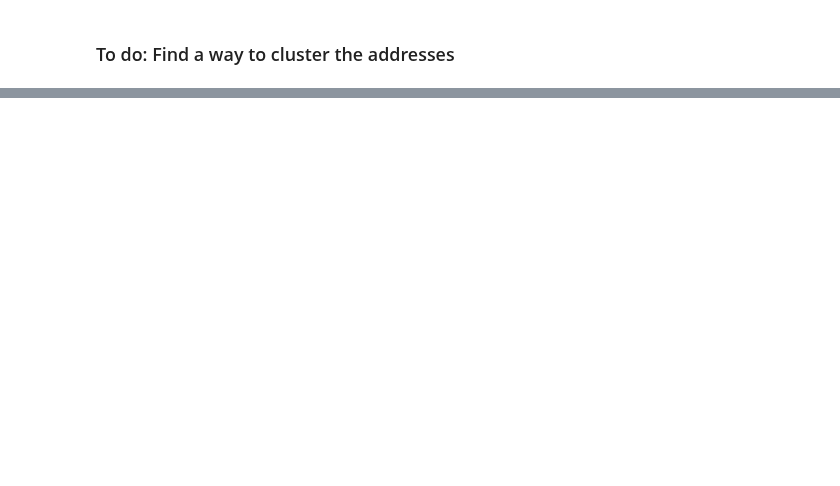
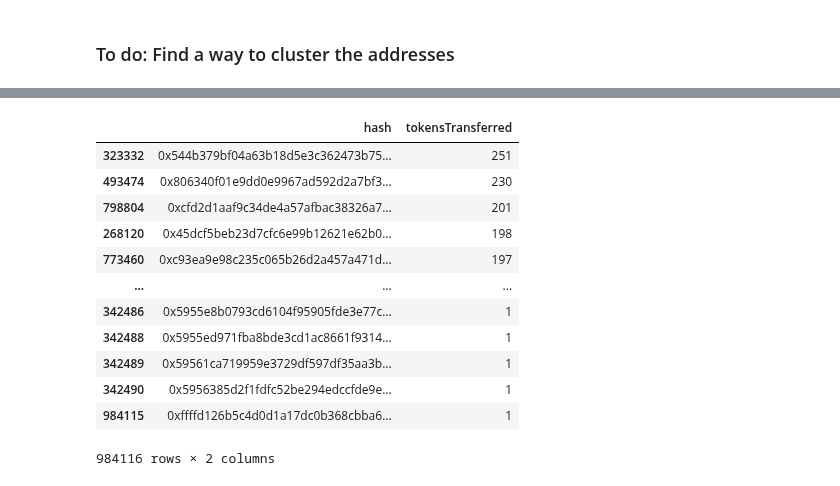
Before and after one commit to dariothuerkauf/address-clustering, a Jupyter notebook: python/node-embedding.ipynb, the cells around one changed output, grey strips where cells are left out. Cells and saved outputs as stored; diff of their text form; code cells hidden in the pictures; blank space fills up the shorter version.

```diff
--- a/python/node-embedding.ipynb
+++ b/python/node-embedding.ipynb
@@ -469,0 +186,17 @@ print(I)  # Indices of nearest neighbors
+# %%
+x = transfers_grouped.sort_values(by='tokensTransferred', ascending=False)
+x
+# %% [output]
+|  | hash | tokensTransferred |
+| 323332 | 0x544b379bf04a63b18d5e3c362473b75... | 251 |
+| 493474 | 0x806340f01e9dd0e9967ad592d2a7bf3... | 230 |
+| 798804 | 0xcfd2d1aaf9c34de4a57afbac38326a7... | 201 |
+| 268120 | 0x45dcf5beb23d7cfc6e99b12621e62b0... | 198 |
+| 773460 | 0xc93ea9e98c235c065b26d2a457a471d... | 197 |
+| ... | ... | ... |
+| 342486 | 0x5955e8b0793cd6104f95905fde3e77c... | 1 |
+| 342488 | 0x5955ed971fba8bde3cd1ac8661f9314... | 1 |
+| 342489 | 0x59561ca719959e3729df597df35aa3b... | 1 |
+| 342490 | 0x5956385d2f1fdfc52be294edccfde9e... | 1 |
+| 984115 | 0xffffd126b5c4d0d1a17dc0b368cbba6... | 1 |
+984116 rows × 2 columns
```
Also changed, not shown: parts of 28 cells of this notebook.
